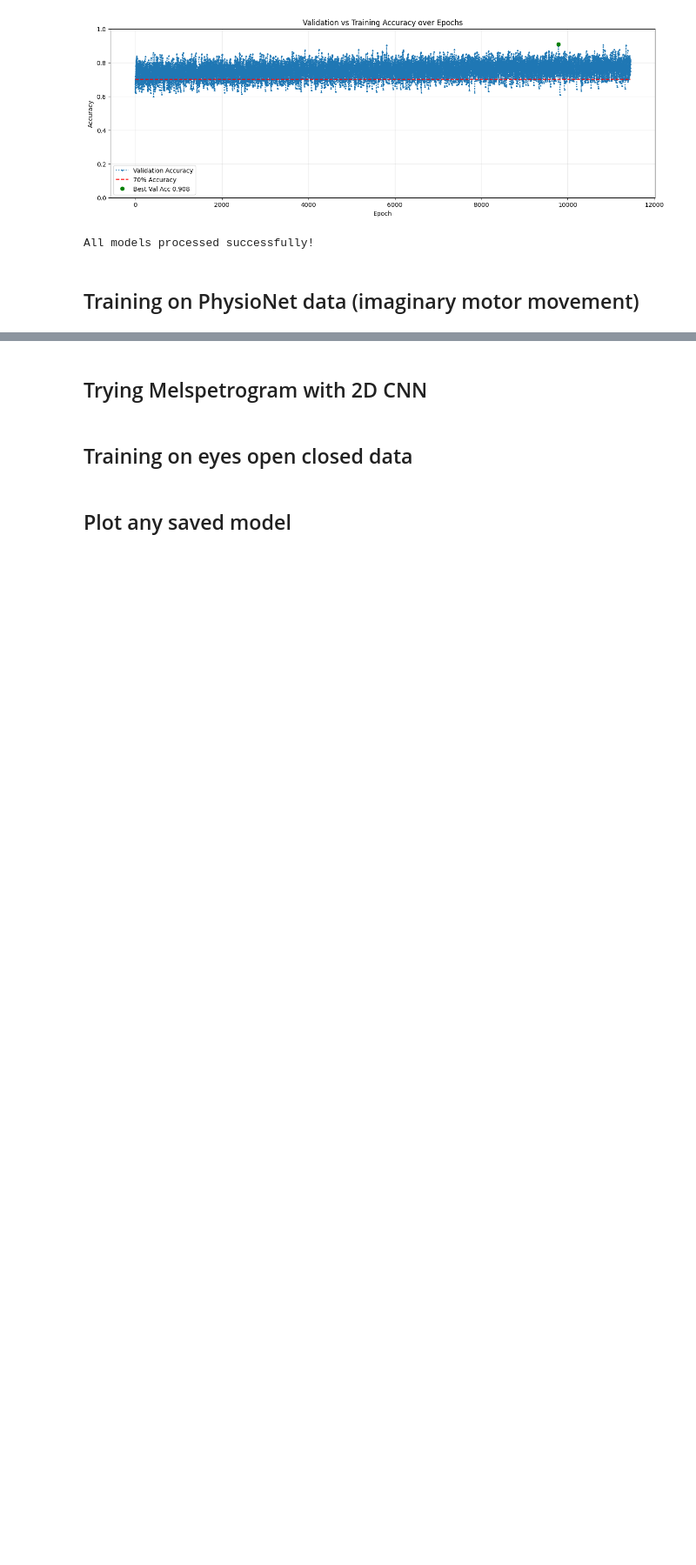
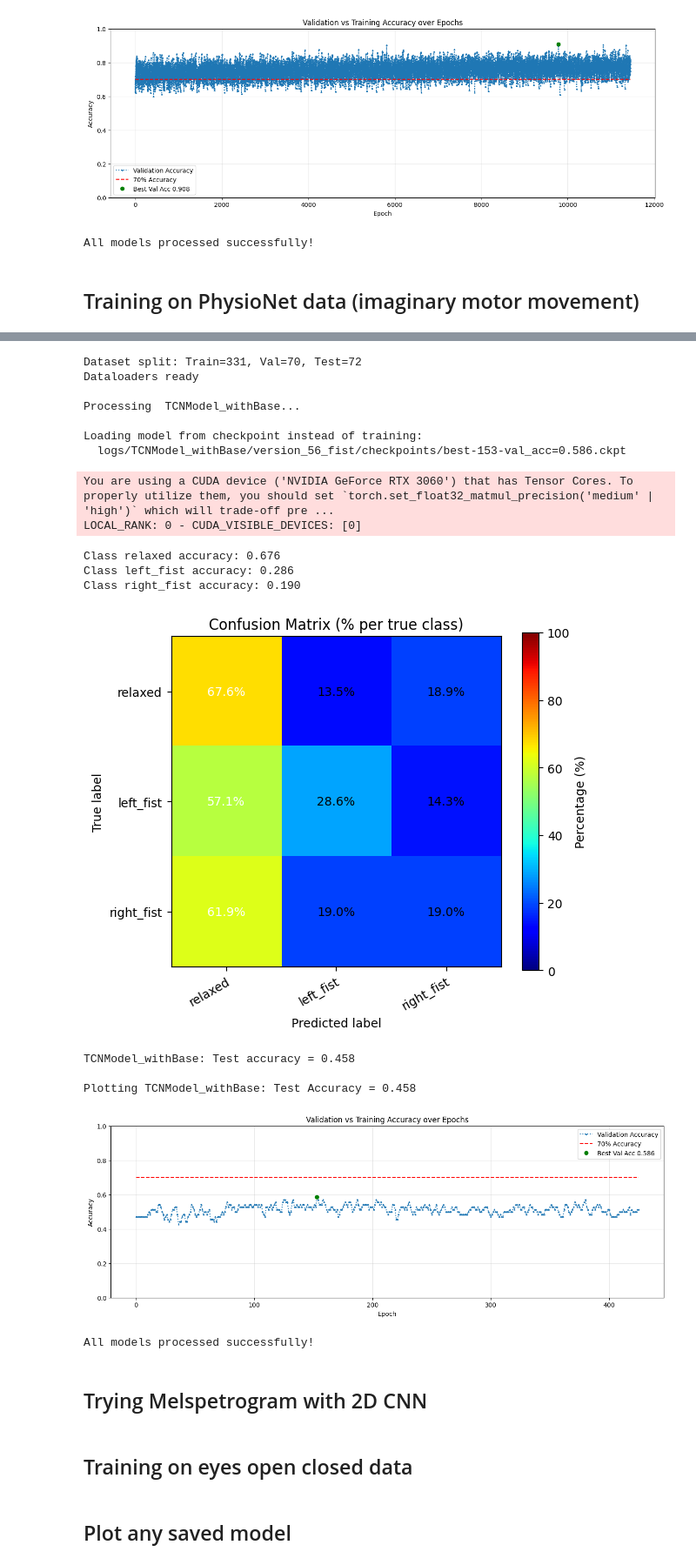
Before and after one commit to GeorgTenzing/EEG_Classification, a Jupyter notebook: Main.ipynb, the cells around one changed output, grey strips where cells are left out. Shown at 87% size. Saved outputs shown, nothing was run; the diff lists cells and outputs as text; code cells hidden in the pictures; blank space fills up the shorter version.

```diff
--- a/Main.ipynb
+++ b/Main.ipynb
@@ -252,17 +252,17 @@ models = [
 ]
 
 shared_parameters_ssvep = {
-    "data_path": "datasets/numpy_testing/processed_eeg_data_3_7_11_v2_SMALL5.npz",  # smaller
+    "data_path": "datasets/numpy_testing/processed_eeg_data_3_7_11_v2_SMALL5.npz",  # about 10 subjects
 
     "DATASET_CLASS": EEGDataset_with_filters,
 
     "NOTCH_50": True,
     "OCCIPITAL_SLICE": slice(0, 64),
-    "BATCH_SIZE": 8,
-    "NUM_WORKERS": 0,
-    "PREFETCH_FACTOR": 1,
+    "BATCH_SIZE": 256,
+    "NUM_WORKERS": 4,
+    "PREFETCH_FACTOR": 2,
 
-    "MAX_TIME": "00:00:02:00",
+    "MAX_TIME": "00:00:30:00",
     "MODEL_KWARGS": {
         "in_channels": 64,
         "num_classes": 3,
@@ -271,7 +271,7 @@ shared_parameters_ssvep = {
     },
 
     # "skip_training": True,
-    # "LOAD_CHECKPOINT": "logs/TCNModel_withBase/version_51_fist/checkpoints/best-62-val_acc=0.612.ckpt",
+    "LOAD_CHECKPOINT": "logs/TCNModel_withBase/version_56_fist/checkpoints/best-153-val_acc=0.586.ckpt",
 }
 results, test_loader = run_multiple_models(models, shared_parameters_ssvep)
 # %% [output]
@@ -281,3 +284,21 @@ Error:
+Dataset split: Train=331, Val=70, Test=72
+Dataloaders ready
+
+Processing  TCNModel_withBase...
+
+Loading model from checkpoint instead of training:
+  logs/TCNModel_withBase/version_56_fist/checkpoints/best-153-val_acc=0.586.ckpt
+You are using a CUDA device ('NVIDIA GeForce RTX 3060') that has Tensor Cores. To properly utilize them, you should set `torch.set_float32_matmul_precision('medium' | 'high')` which will trade-off pre ...
+LOCAL_RANK: 0 - CUDA_VISIBLE_DEVICES: [0]
+Class relaxed accuracy: 0.676
+Class left_fist accuracy: 0.286
+Class right_fist accuracy: 0.190
+[figure, added]
+TCNModel_withBase: Test accuracy = 0.458
+
+Plotting TCNModel_withBase: Test Accuracy = 0.458
+[figure, added]
+All models processed successfully!
 # %% [markdown]
 ## Trying Melspetrogram with 2D CNN
 # %%
```
Also changed, not shown: parts of 1 cell of this notebook, 5 other files.
